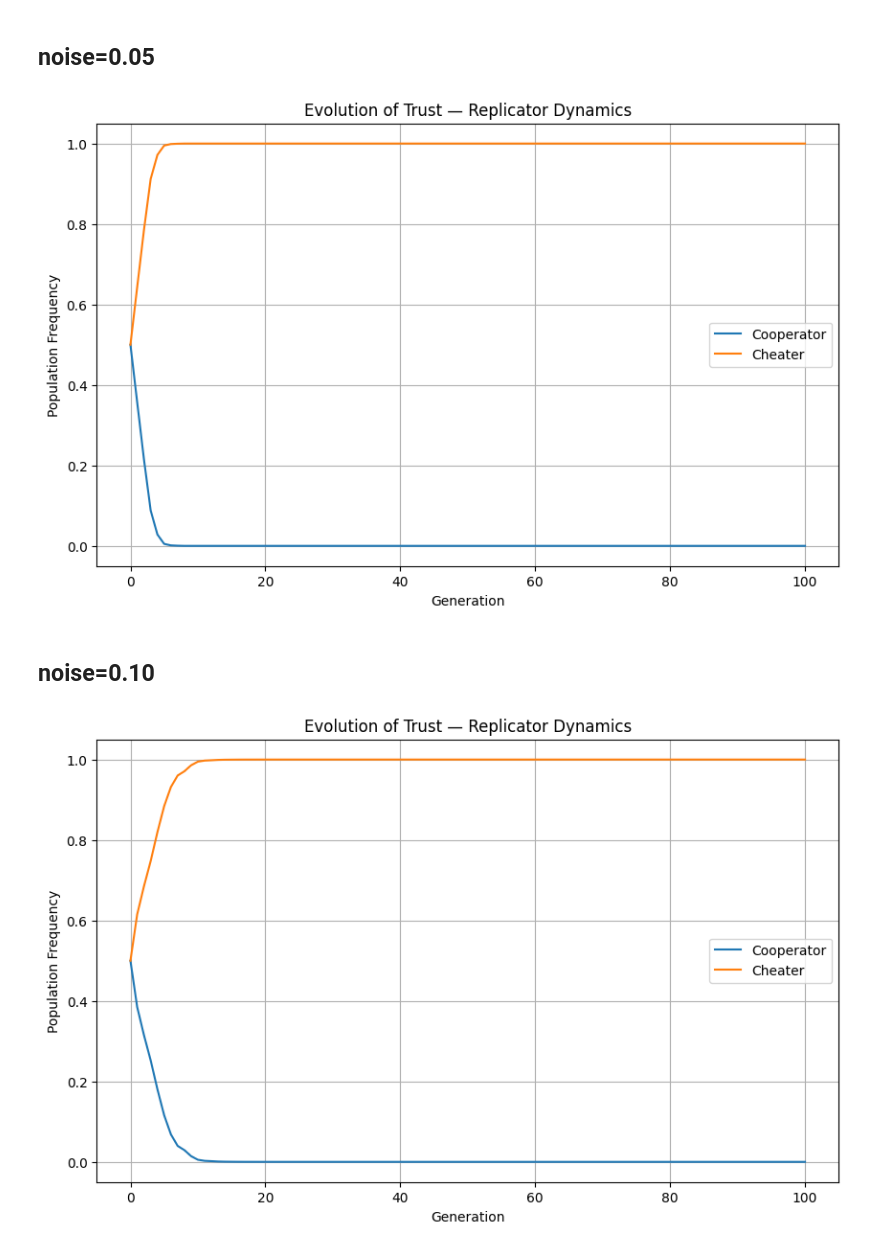
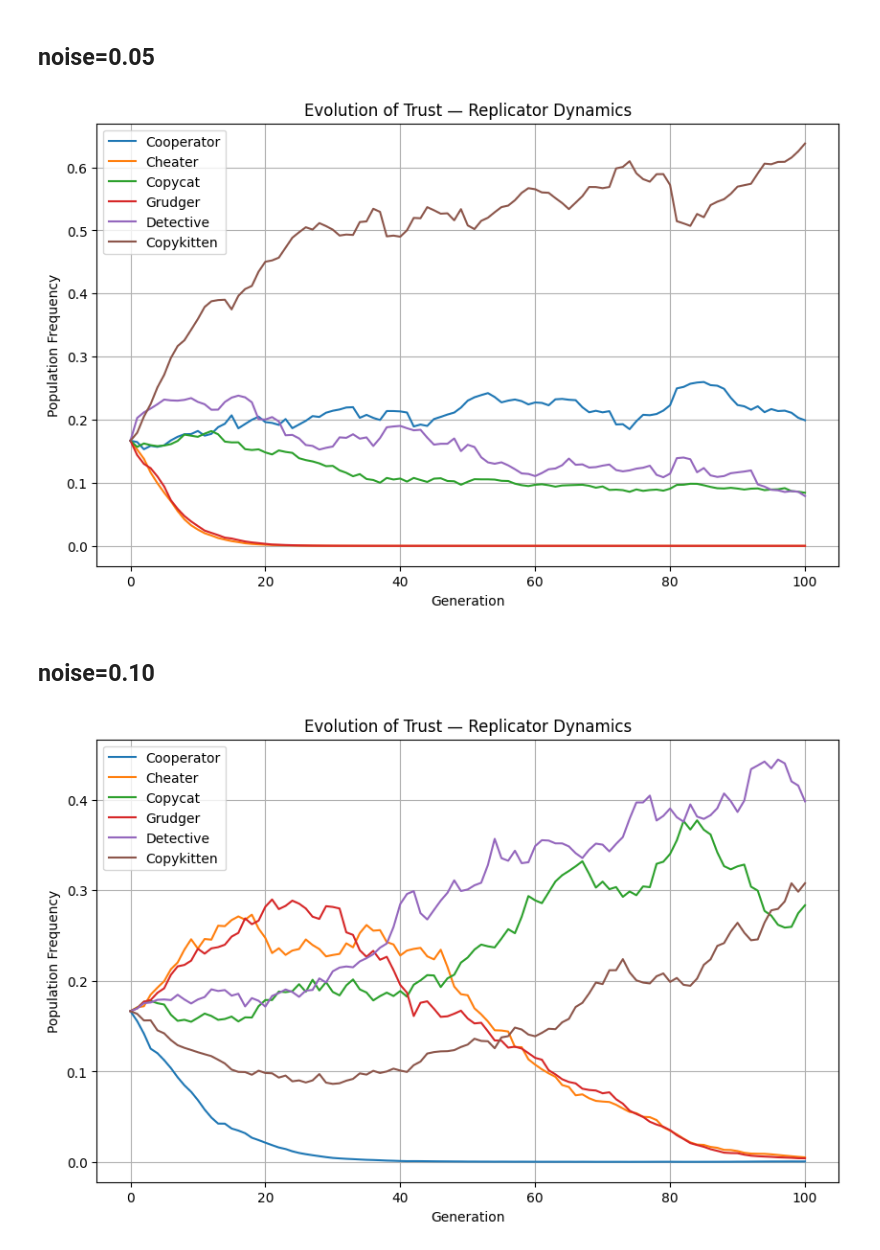
Before and after one commit to genielab/evolution_of_trust_game_theory, a Jupyter notebook: game-theory-evolution.ipynb, the cells around one changed output. Drawn from its saved outputs; the diff is of its cells as text; code cells hidden in the pictures.

Commit message:
Kaggle Notebook | Game Theory - Evolution | Version 6

```diff
--- a/game-theory-evolution.ipynb
+++ b/game-theory-evolution.ipynb
@@ -192,10 +192,10 @@ if __name__ == "__main__":
     strategies = [
         Cooperator(),
         Cheater(),
-        # Copycat(),
-        # Grudger(),
-        # Detective(),
-        # Copykitten()
+        Copycat(),
+        Grudger(),
+        Detective(),
+        Copykitten()
     ]
 
     history, names = evolve(
@@ -209,8 +209,7 @@ if __name__ == "__main__":
     plt.figure(figsize=(10,6))
     for i, name in enumerate(names):
         plt.plot(history[:, i], label=name)
-    # plt.title("Evolution of Trust — Replicator Dynamics")
-    plt.title("Evolution of Trust — Cooperator vs Cheater")
+    plt.title("Evolution of Trust — Replicator Dynamics")
     plt.xlabel("Generation")
     plt.ylabel("Population Frequency")
     plt.legend()
@@ -228,10 +227,10 @@ if __name__ == "__main__":
     strategies = [
         Cooperator(),
         Cheater(),
-        # Copycat(),
-        # Grudger(),
-        # Detective(),
-        # Copykitten()
+        Copycat(),
+        Grudger(),
+        Detective(),
+        Copykitten()
     ]
 
     history, names = evolve(
@@ -252,39 +251,39 @@ if __name__ == "__main__":
     plt.grid(True)
     plt.show()
 # %% [output]
-[figure, old version]
+[figure, new version]
 # %% [markdown]
 ## noise=0.10
 # %%
 # -----------------------------
 # RUN THE EVOLUTION SIMULATION
 # -----------------------------
 if __name__ == "__main__":
     strategies = [
         Cooperator(),
         Cheater(),
-        # Copycat(),
-        # Grudger(),
-        # Detective(),
-        # Copykitten()
+        Copycat(),
+        Grudger(),
+        Detective(),
+        Copykitten()
     ]
 
     history, names = evolve(
         strategies,
         generations=100,
         noise=0.20,
         rounds=100
     )
 
     # Plot population over time
     plt.figure(figsize=(10,6))
     for i, name in enumerate(names):
         plt.plot(history[:, i], label=name)
     plt.title("Evolution of Trust — Replicator Dynamics")
     plt.xlabel("Generation")
     plt.ylabel("Population Frequency")
     plt.legend()
     plt.grid(True)
     plt.show()
 # %% [output]
-[figure, old version]
+[figure, new version]
```
Also changed, not shown: parts of 1 cell of this notebook.
